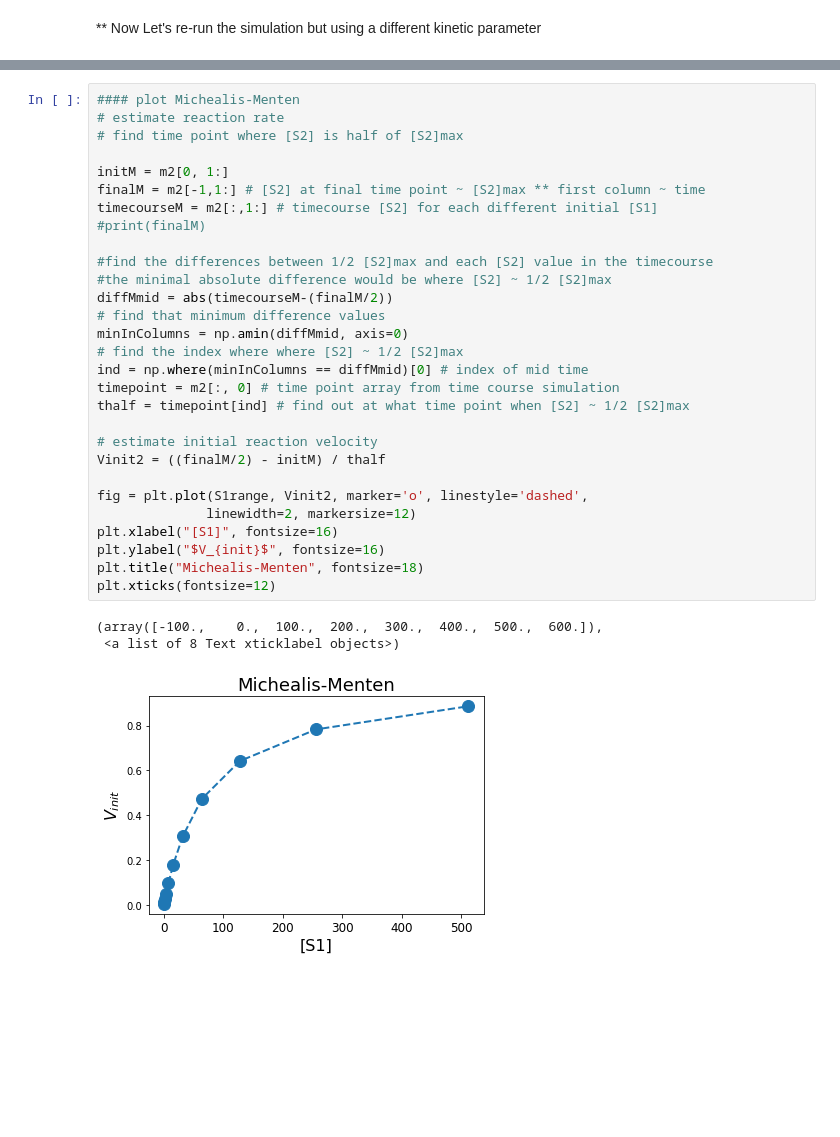
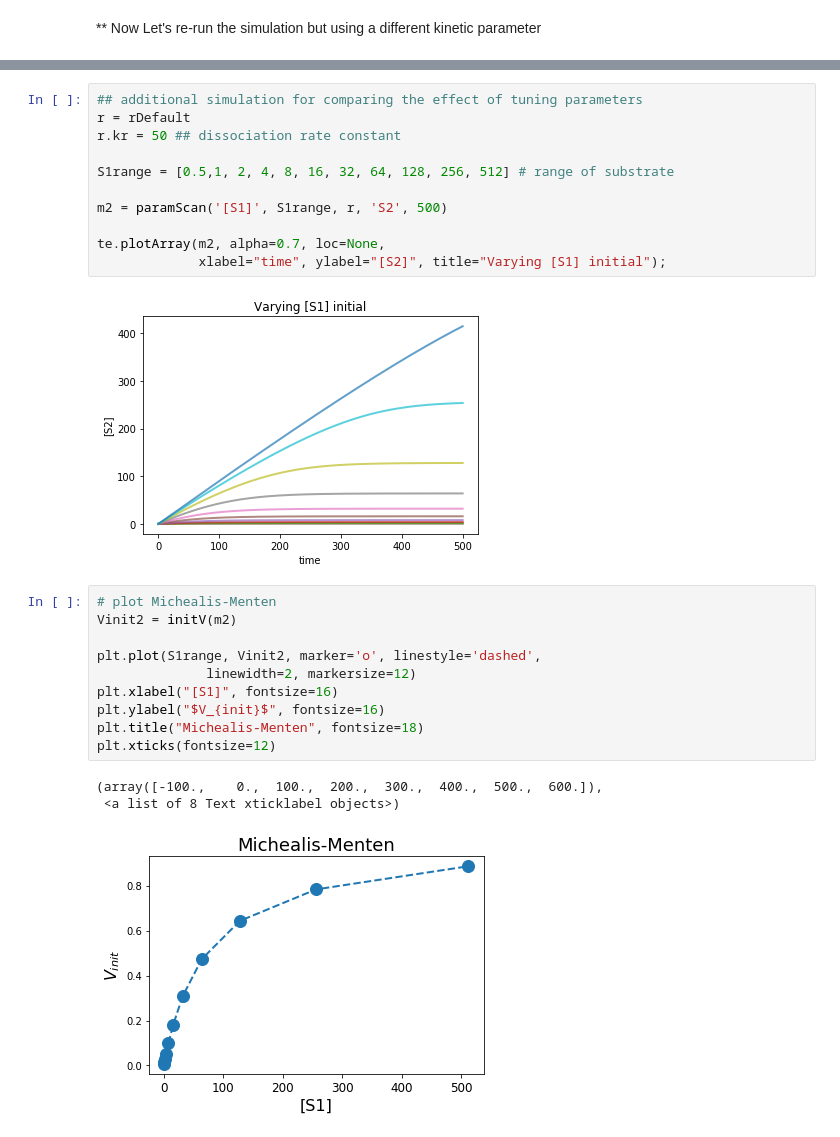
Before and after one commit to pakpoomton/simulatedBiology, a Jupyter notebook: ex2_enzyme.ipynb, the cells around one changed output, grey strips where cells are left out. Cells and saved outputs as stored; diff of their text form; blank space fills up the shorter version.

```diff
--- a/ex2_enzyme.ipynb
+++ b/ex2_enzyme.ipynb
@@ -198,34 +145,28 @@ te.plotArray(m2, alpha=0.7, loc=None,
-# %%
-#### plot Michealis-Menten
-# estimate reaction rate
-# find time point where [S2] is half of [S2]max
-
-initM = m2[0, 1:]
-finalM = m2[-1,1:] # [S2] at final time point ~ [S2]max ** first column ~ time
-timecourseM = m2[:,1:] # timecourse [S2] for each different initial [S1]
-#print(finalM)
-
-#find the differences between 1/2 [S2]max and each [S2] value in the timecourse
-#the minimal absolute difference would be where [S2] ~ 1/2 [S2]max
-diffMmid = abs(timecourseM-(finalM/2))
-# find that minimum difference values
-minInColumns = np.amin(diffMmid, axis=0)
-# find the index where where [S2] ~ 1/2 [S2]max
-ind = np.where(minInColumns == diffMmid)[0] # index of mid time
-timepoint = m2[:, 0] # time point array from time course simulation
-thalf = timepoint[ind] # find out at what time point when [S2] ~ 1/2 [S2]max
-
-# estimate initial reaction velocity
-Vinit2 = ((finalM/2) - initM) / thalf
-
-fig = plt.plot(S1range, Vinit2, marker='o', linestyle='dashed',
-              linewidth=2, markersize=12)
-plt.xlabel("[S1]", fontsize=16)
-plt.ylabel("$V_{init}$", fontsize=16)
-plt.title("Michealis-Menten", fontsize=18)
-plt.xticks(fontsize=12)
-# %% [output]
-(array([-100.,    0.,  100.,  200.,  300.,  400.,  500.,  600.]),
- <a list of 8 Text xticklabel objects>)
-[figure, removed]
+# %%
+## additional simulation for comparing the effect of tuning parameters
+r = rDefault
+r.kr = 50 ## dissociation rate constant
+
+S1range = [0.5,1, 2, 4, 8, 16, 32, 64, 128, 256, 512] # range of substrate
+
+m2 = paramScan('[S1]', S1range, r, 'S2', 500)
+
+te.plotArray(m2, alpha=0.7, loc=None,
+             xlabel="time", ylabel="[S2]", title="Varying [S1] initial");
+# %% [output]
+[figure, added]
+# %%
+# plot Michealis-Menten
+Vinit2 = initV(m2)
+
+plt.plot(S1range, Vinit2, marker='o', linestyle='dashed',
+              linewidth=2, markersize=12)
+plt.xlabel("[S1]", fontsize=16)
+plt.ylabel("$V_{init}$", fontsize=16)
+plt.title("Michealis-Menten", fontsize=18)
+plt.xticks(fontsize=12)
+# %% [output]
+(array([-100.,    0.,  100.,  200.,  300.,  400.,  500.,  600.]),
+ <a list of 8 Text xticklabel objects>)
+[figure, added]
 # %%
```
Also changed, not shown: parts of 11 cells of this notebook.
